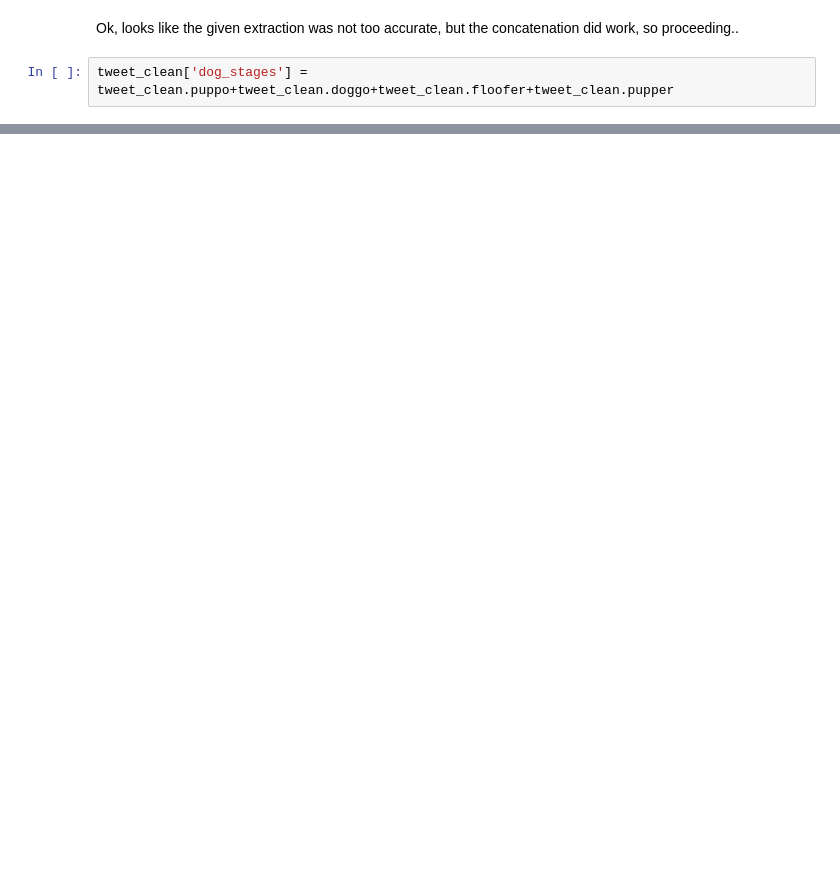
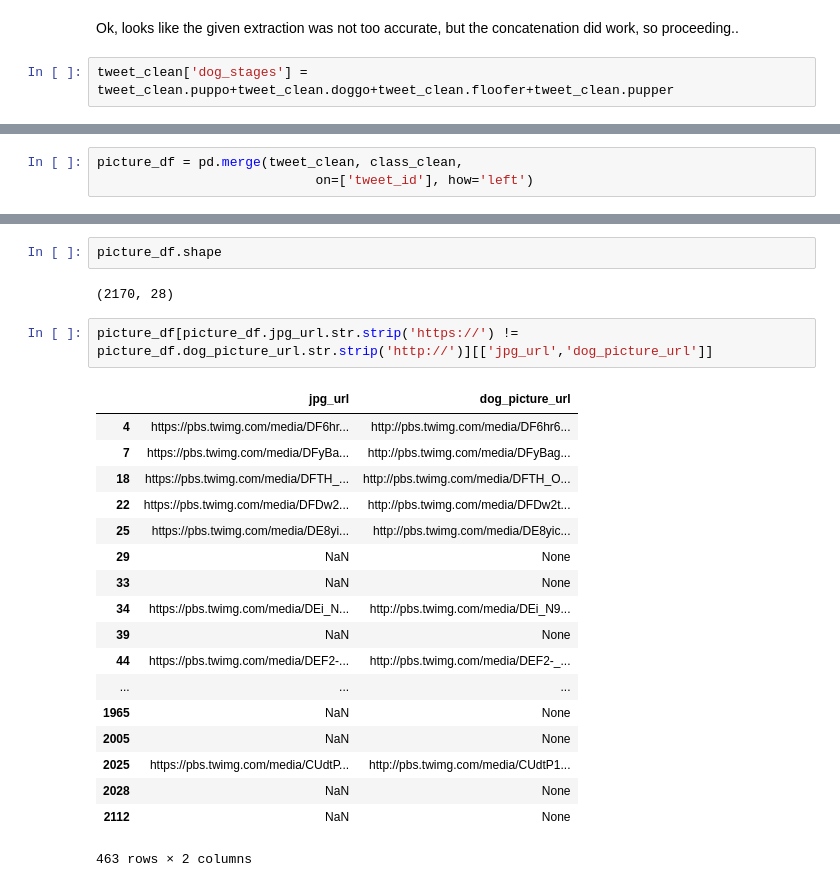
Before and after one commit to VilijaVait/data-analyst-udacity, a Jupyter notebook: projects/WrangleAndAnalyzeData/wrangle_project_notebook_clean.ipynb, the cells around one changed output, grey strips where cells are left out. Drawn from its saved outputs; the diff is of its cells as text; blank space fills up the shorter version.

```diff
--- a/projects/WrangleAndAnalyzeData/wrangle_project_notebook_clean.ipynb
+++ b/projects/WrangleAndAnalyzeData/wrangle_project_notebook_clean.ipynb
@@ -750,0 +851,3 @@ array([880221127280381952, nan, nan, '2017-06-29 00:27:25 +0000',
+# %%
+picture_df = pd.merge(tweet_clean, class_clean,
+                            on=['tweet_id'], how='left')
@@ -750,0 +879,25 @@ array([880221127280381952, nan, nan, '2017-06-29 00:27:25 +0000',
+# %%
+picture_df.shape
+# %% [output]
+(2170, 28)
+# %%
+picture_df[picture_df.jpg_url.str.strip('https://') != picture_df.dog_picture_url.str.strip('http://')][['jpg_url','dog_picture_url']]
+# %% [output]
+|  | jpg_url | dog_picture_url |
+| 4 | https://pbs.twimg.com/media/DF6hr... | http://pbs.twimg.com/media/DF6hr6... |
+| 7 | https://pbs.twimg.com/media/DFyBa... | http://pbs.twimg.com/media/DFyBag... |
+| 18 | https://pbs.twimg.com/media/DFTH_... | http://pbs.twimg.com/media/DFTH_O... |
+| 22 | https://pbs.twimg.com/media/DFDw2... | http://pbs.twimg.com/media/DFDw2t... |
+| 25 | https://pbs.twimg.com/media/DE8yi... | http://pbs.twimg.com/media/DE8yic... |
+| 29 | NaN | None |
+| 33 | NaN | None |
+| 34 | https://pbs.twimg.com/media/DEi_N... | http://pbs.twimg.com/media/DEi_N9... |
+| 39 | NaN | None |
+| 44 | https://pbs.twimg.com/media/DEF2-... | http://pbs.twimg.com/media/DEF2-_... |
+| ... | ... | ... |
+| 1965 | NaN | None |
+| 2005 | NaN | None |
+| 2025 | https://pbs.twimg.com/media/CUdtP... | http://pbs.twimg.com/media/CUdtP1... |
+| 2028 | NaN | None |
+| 2112 | NaN | None |
+463 rows × 2 columns
```
Also changed, not shown: parts of 47 cells of this notebook, 3 other files.
